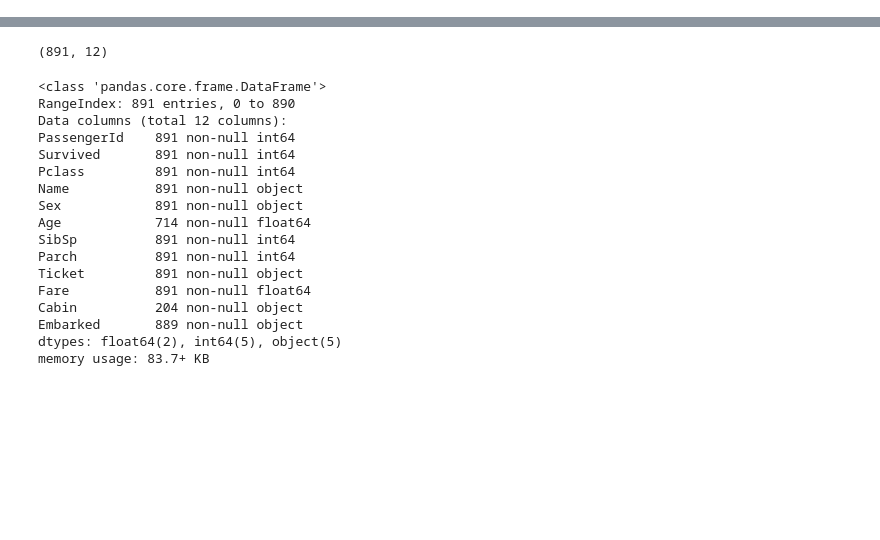
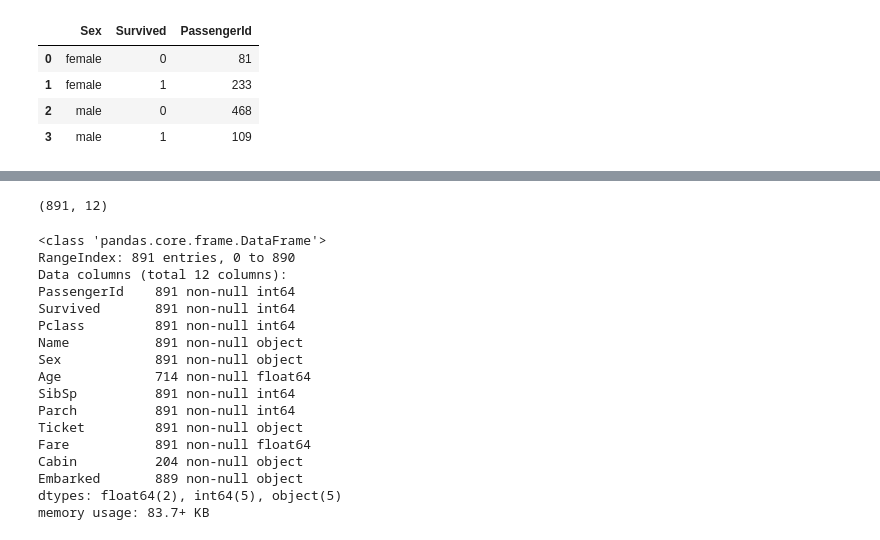
Before and after one commit to nasserboan/titanic, a Jupyter notebook: notebooks/titanic.ipynb, the cells around one changed output, grey strips where cells are left out. Cells and saved outputs as stored; diff of their text form; code cells hidden in the pictures; blank space fills up the shorter version.

```diff
--- a/notebooks/titanic.ipynb
+++ b/notebooks/titanic.ipynb
@@ -36,0 +163,9 @@ df.head()
+# %%
+data = train[['Sex','Survived','PassengerId']].groupby(['Sex','Survived'],as_index=False).count()
+data
+# %% [output]
+|  | Sex | Survived | PassengerId |
+| 0 | female | 0 | 81 |
+| 1 | female | 1 | 233 |
+| 2 | male | 0 | 468 |
+| 3 | male | 1 | 109 |
```
Also changed, not shown: parts of 24 cells of this notebook.
